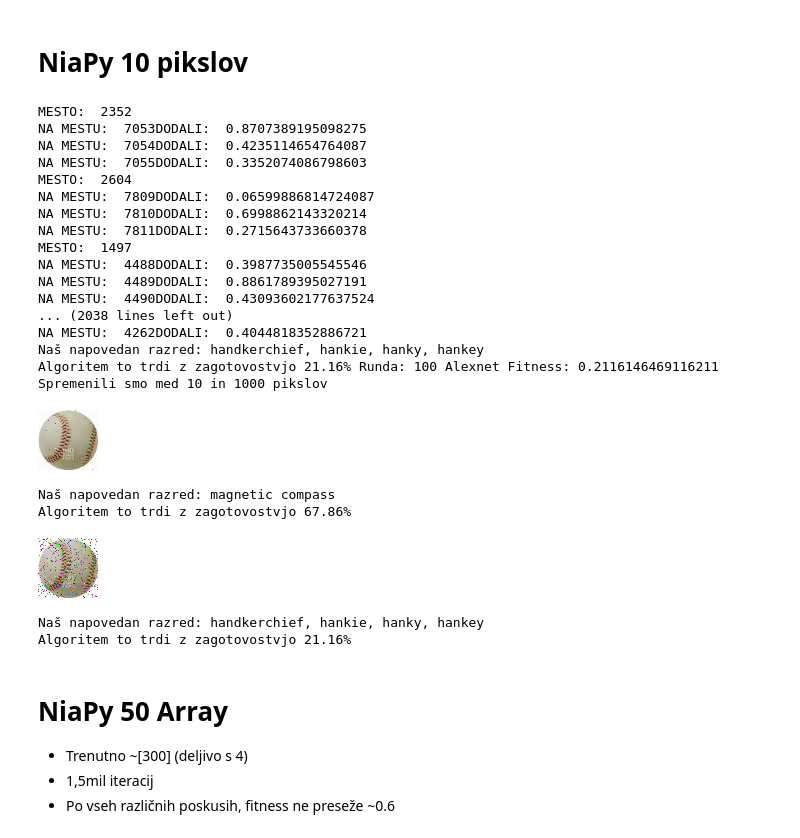
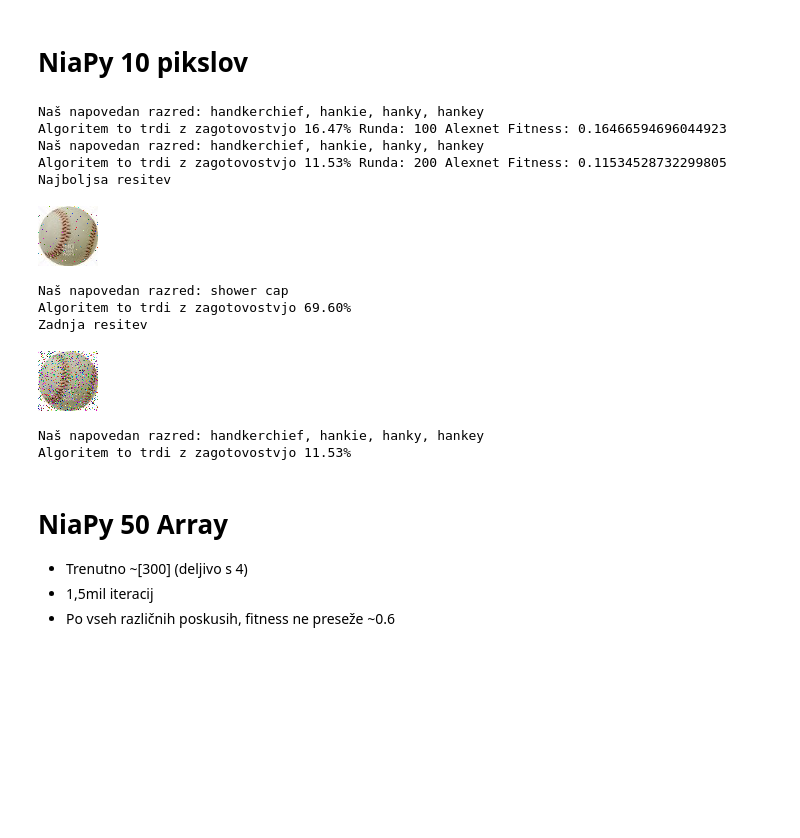
Before and after one commit to KukovecRok/Adversarial-image-perturbation-AlexNet-NiaPy-GARI, a Jupyter notebook: AlexNetDiplomskaColab.ipynb, the cells around one changed output. Drawn from its saved outputs; the diff is of its cells as text; code cells hidden in the pictures; blank space fills up the shorter version.

```diff
--- a/AlexNetDiplomskaColab.ipynb
+++ b/AlexNetDiplomskaColab.ipynb
@@ -381,7 +381,7 @@ from NiaPy.algorithms.basic.pso import ParticleSwarmAlgorithm
 from NiaPy.benchmarks import Benchmark
 from NiaPy.task.task import OptimizationType, StoppingTask
 
-stevilo_spremenjenih_pikslov = 10
+stevilo_spremenjenih_pikslov = 10 # Poljubno nastavi
 
 class TestBenchmark(Benchmark):
 
@@ -417,22 +417,22 @@ class TestBenchmark(Benchmark):
                 mesto_v_arrayu = (solution[i] * (len(iskanjeSlika) / 3) )
 
               mesto_v_arrayu = int(mesto_v_arrayu)
-              print("MESTO:  "  + str(mesto_v_arrayu))
+              #print("MESTO:  "  + str(mesto_v_arrayu*3))
 
               for j in range(1,4):
-                print("NA MESTU:  " + str( ((mesto_v_arrayu-1)*3 ) + (j-1) ) + "DODALI:  " + str(solution[((i+j))]))
-                deset_spremenjenih[((mesto_v_arrayu-1)*3 ) + (j-1)] = solution[((i+j))]
+                #print("NA MESTU:  " + str( ((mesto_v_arrayu) *3 ) + (j-1) ) + "DODALI:  " + str(solution[((i+j))]))
+                deset_spremenjenih[((mesto_v_arrayu) *3 ) + (j-1)] = solution[((i+j))]
 
             deset_spremenjenih = (numpy.multiply(deset_spremenjenih, 255)).astype(int)
             #print("DESET = pomnozeni")
             #print(deset_spremenjenih)
             fitness = fitness_NiaPy(iskanjeSlika, deset_spremenjenih, alexnet, oblika, dejanska_kategorija, meja)
-            print("Spremenili smo med 10 in " + str(stevec*stevilo_spremenjenih_pikslov) + " pikslov")
+            #print("Spremenili smo med 10 in " + str(int(stevec*stevilo_spremenjenih_pikslov / 2)) + " pikslov")
 
             if (benchmarkPrejsnji < fitness):
                 najboljsiNiaPY = deset_spremenjenih
                 benchmarkPrejsnji = fitness
-                print("Najden boljsi")
+                #print("Najden boljsi")
 
             return fitness
 
@@ -444,56 +444,47 @@ if __name__ == "__main__":
 
     oblika, iskanjeSlika = imgTO1d(originalSlika) # Pretvorba slike v 1d array + njena oblika (x,y,3)
 
     najboljsiNiaPY = np.empty(len(iskanjeSlika), dtype=object) # Prazen array dolžine iskanega - Malo pomoči NiaPy
     benchmarkPrejsnji = 0 # Primerjava BenchMarkov med iteracijami - če je slabši, prepišemo "najboljsiNiaPY" in "benchmarkPrejsnji"
 
     algoritem = ParticleSwarmAlgorithm(NP=1000)
 
     stevec = 0
 
     benchm = TestBenchmark(iskanjeSlika=iskanjeSlika, alexnet=alexnet)
     task = StoppingTask(D=(stevilo_spremenjenih_pikslov*4),
-                        nFES=50,
+                        nFES=100,
                         optType=OptimizationType.MAXIMIZATION,
                         benchmark=benchm)
 
     resitev, fitness = algoritem.run(task=task)
 
     # Prikaz najboljsega fitness-benchmark outputa NiaPy
+    print("Najboljsa resitev")
     resitev = imgFROM1d(najboljsiNiaPY, oblika) # Pretvorba nazaj v sliko
     cv2_imshow(resitev) # Prikaz slike
     resitev_image = PIL.Image.fromarray(np.uint8(resitev)).convert('RGB') # Pretvorba v PIL format - za AlexNet
     print(napovedInPrikaz(resitev_image, alexnet)) # Izpis napovedi AlexNet
 
     # Prikaz zadnjega outputa NiaPy
+    print("Zadnja resitev")
     napovedan_array_iz_petdeset = imgFROM1d(deset_spremenjenih, oblika) # Pretvorba nazaj v sliko
     cv2_imshow(napovedan_array_iz_petdeset) # Prikaz slike
     napovedan_array_iz_petdeset_image = PIL.Image.fromarray(np.uint8(napovedan_array_iz_petdeset)).convert('RGB') # Pretvorba v PIL format - za AlexNet
     print(napovedInPrikaz(napovedan_array_iz_petdeset_image, alexnet)) # Izpis napovedi AlexNet
 # %% [output]
-MESTO:  2352
-NA MESTU:  7053DODALI:  0.8707389195098275
-NA MESTU:  7054DODALI:  0.4235114654764087
-NA MESTU:  7055DODALI:  0.3352074086798603
-MESTO:  2604
-NA MESTU:  7809DODALI:  0.06599886814724087
-NA MESTU:  7810DODALI:  0.6998862143320214
-NA MESTU:  7811DODALI:  0.2715643733660378
-MESTO:  1497
-NA MESTU:  4488DODALI:  0.3987735005545546
-NA MESTU:  4489DODALI:  0.8861789395027191
-NA MESTU:  4490DODALI:  0.43093602177637524
-... (2038 lines left out)
-NA MESTU:  4262DODALI:  0.4044818352886721
 Naš napovedan razred: handkerchief, hankie, hanky, hankey
-Algoritem to trdi z zagotovostvjo 21.16% Runda: 100 Alexnet Fitness: 0.2116146469116211
-Spremenili smo med 10 in 1000 pikslov
+Algoritem to trdi z zagotovostvjo 16.47% Runda: 100 Alexnet Fitness: 0.16466594696044923
+Naš napovedan razred: handkerchief, hankie, hanky, hankey
+Algoritem to trdi z zagotovostvjo 11.53% Runda: 200 Alexnet Fitness: 0.11534528732299805
+Najboljsa resitev
-[figure, old version]
+[figure, new version]
-Naš napovedan razred: magnetic compass
-Algoritem to trdi z zagotovostvjo 67.86%
+Naš napovedan razred: shower cap
+Algoritem to trdi z zagotovostvjo 69.60%
+Zadnja resitev
-[figure, old version]
+[figure, new version]
 Naš napovedan razred: handkerchief, hankie, hanky, hankey
-Algoritem to trdi z zagotovostvjo 21.16%
+Algoritem to trdi z zagotovostvjo 11.53%
 # %% [markdown]
 # NiaPy 50 Array
 * Trenutno ~[300] (deljivo s 4)
```
